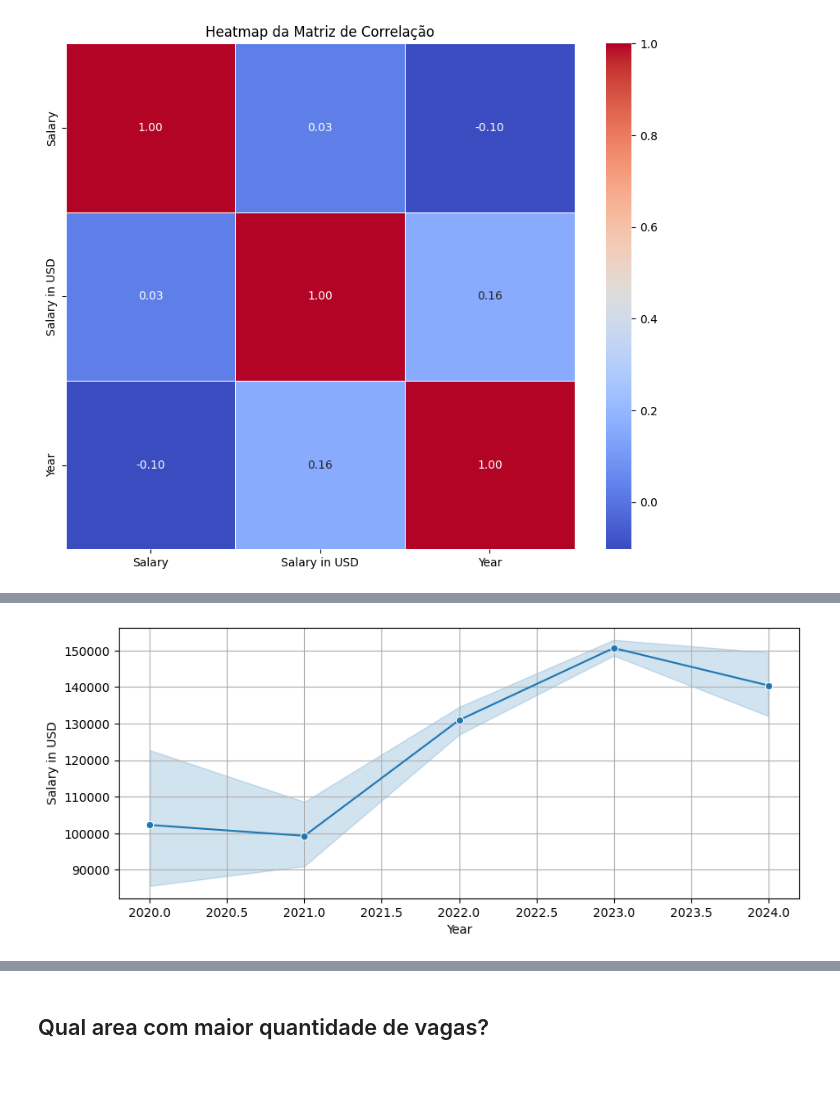
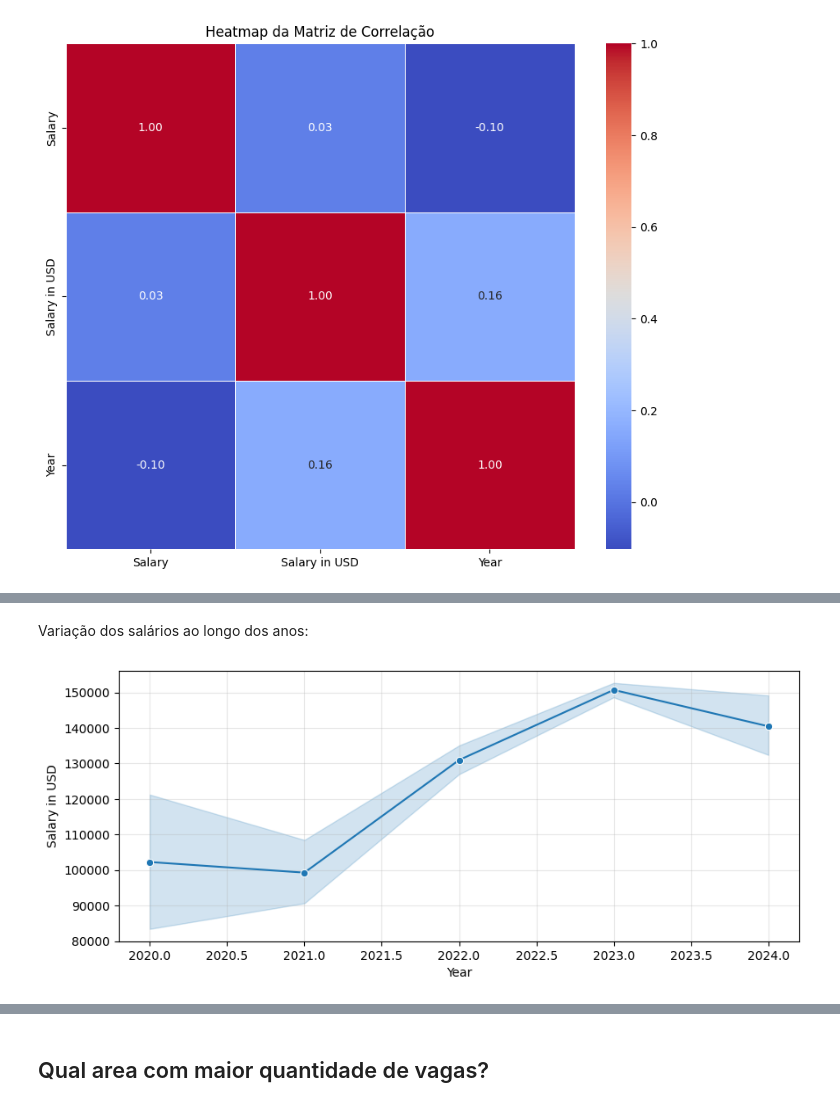
Before and after one commit to LiliamLtx/DataScience, a Jupyter notebook: salarios2024.ipynb, the cells around one changed output, grey strips where cells are left out. Saved outputs shown, nothing was run; the diff lists cells and outputs as text; code cells hidden in the pictures; blank space fills up the shorter version.

```diff
--- a/salarios2024.ipynb
+++ b/salarios2024.ipynb
@@ -163,7 +156,10 @@ Passing `palette` without assigning `hue` is deprecated and will be removed in v
+# %% [markdown]
+Variação dos salários ao longo dos anos:
 # %%
-plt.figure(figsize=(10, 4))
+plt.figure(figsize=(10, 4)) #dertminando altura e largura da figura
+#grafico de linhas com seaborn
 sns.lineplot(data=salarios, x="Year", y="Salary in USD", marker='o')
-plt.grid(True)
+plt.grid(True, alpha= 0.3) #linhas da grade e transparencia 0.3
 plt.show()
 # %% [output]
-[figure, old version]
+[figure, new version]
```
Also changed, not shown: parts of 15 cells of this notebook.
